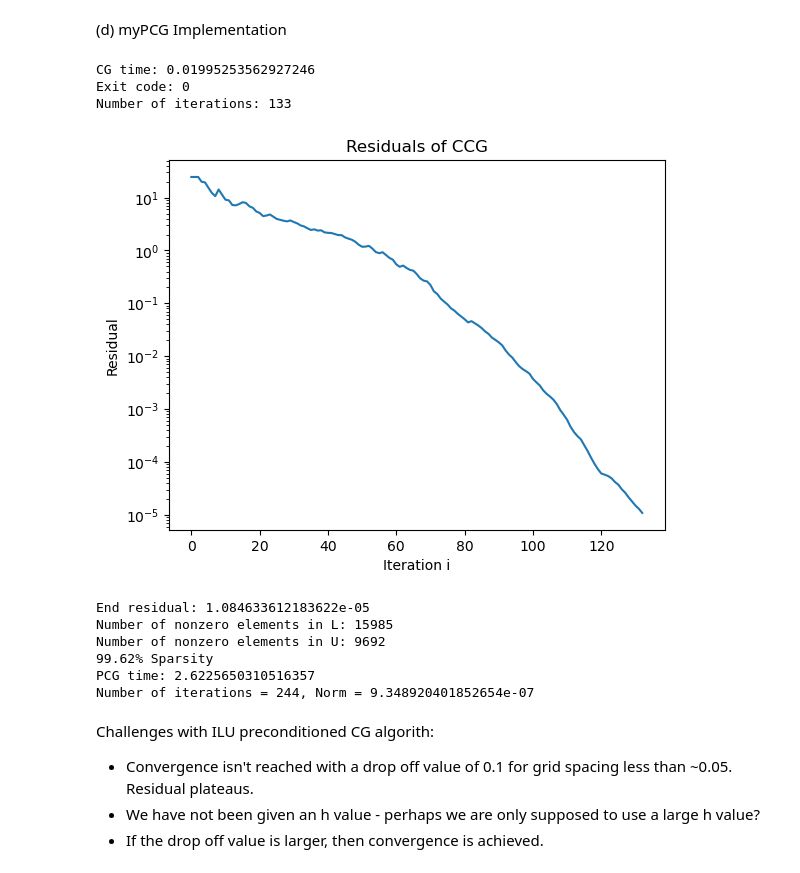
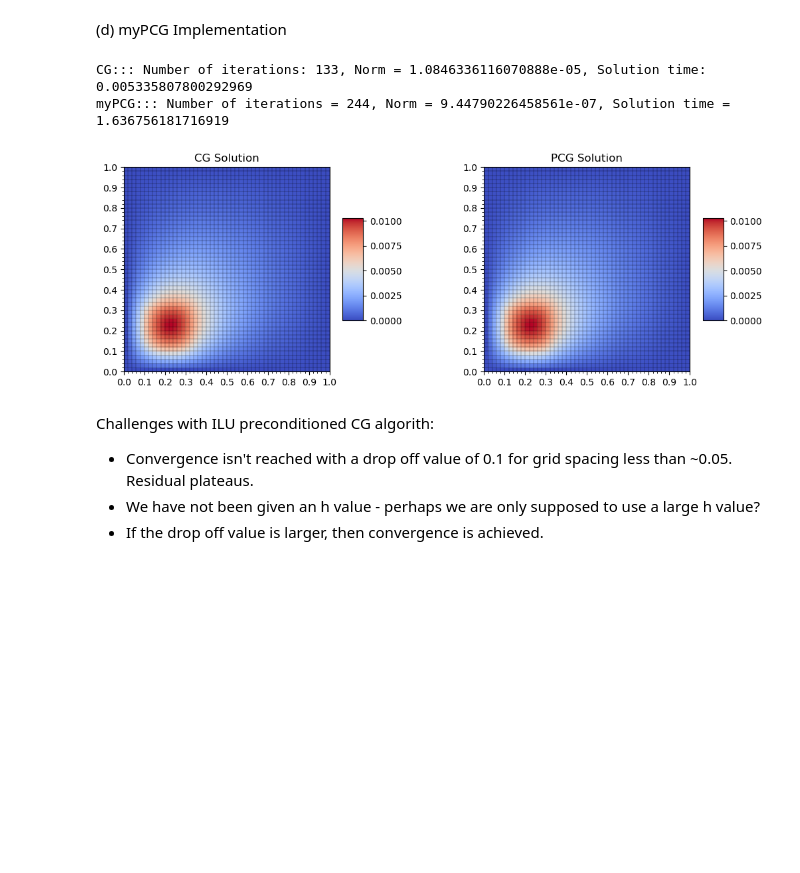
Before and after one commit to RFurze/ScientificComputing, a Jupyter notebook: Assignment2_2Master.ipynb, the cells around one changed output. Drawn from its saved outputs; the diff is of its cells as text; code cells hidden in the pictures; blank space fills up the shorter version.

Commit message:
Add plotting functions for 2D and 3D solutions

```diff
--- a/Assignment2_2Master.ipynb
+++ b/Assignment2_2Master.ipynb
@@ -126,6 +114,10 @@ def diffusionGradSolver( mux, muy, h, tol, maxiter, M ):
 # %%
+from functions import *
 h = 0.02
 mux = 1
 muy = 1
-solgrad = diffusionGradSolver(mux, muy, h, 1e-6, 1000, None)
+solgrad, res = diffusionGradSolver(mux, muy, h, 1e-6, 1000, None)
+#plot_solution_3d(solgrad, h)
+#plot_solution_2d(solgrad, h)
+plot_residual(res)
 # %% [output]
@@ -223,6 +142,7 @@ def myPCG( A, b, L, U, tol, maxit ):
     # maxit:   maximum number of iterations
 
     # Initialize parameters
+    start_time = time.time()
     M = (L @ U)
     x = np.zeros_like(b)  # Initial guess
     r0 = b - (A@x)  # Initial residual
@@ -233,7 +153,6 @@ def myPCG( A, b, L, U, tol, maxit ):
     res=[]
 
     #PCG Loop
-    time_start = time.time()
     while i < maxit:
         Ad0 = A @ d0
         alpha = (rz0) / (d0.T @ Ad0)
@@ -247,26 +166,13 @@ def myPCG( A, b, L, U, tol, maxit ):
             break
 
         z0 = sp.sparse.linalg.spsolve(M,r0)
-
         rz1 = r0.T @ z0
         beta = rz1 / rz0
         d0 = z0 + beta * d0
         rz0 = rz1
         i += 1
-    time_end = time.time()
-    print(f'PCG time: {time_end - time_start}')
-
-    #Plot the residual
-    # fig, ax = plt.subplots()
-    # ax.plot(res)
-    # ax.set_title('Residuals of PCG')
-    # ax.set_yscale('log')
-    # ax.set_xlabel('Iteration i')
-    # ax.set_ylabel('Residual')
-    # plt.show()
-    # print(f'End residual: {res[-1]}')
-
-    print(f"Number of iterations = {i}, Norm = {norm}")
+    end_time = time.time()
+    print(f"myPCG::: Number of iterations = {i}, Norm = {norm}, Solution time = {end_time - start_time}")
 
     return x, res
 # %%
@@ -308,26 +210,21 @@ def myPCGSolver(mux, muy, h, tol, maxit, drop_tol):
 # %%
 import time
 
 h = 0.02
 mux = 1.0
 muy = 1.0
 tol = 1e-6
 maxit = 1000
 drop_tol = 0.1
 
-solcg = diffusionGradSolver(mux, muy, h, tol, maxit, None)
-solpcg, res = myPCGSolver(mux,muy,h,tol,maxit,drop_tol)
+solcg, rescg = diffusionGradSolver(mux, muy, h, tol, maxit, None)
+solpcg, respcg = myPCGSolver(mux,muy,h,tol,maxit,drop_tol)
+
+plot_dualsolutions(solcg,solpcg,h)
 # %% [output]
-CG time: 0.01995253562927246
-Exit code: 0
-Number of iterations: 133
+CG::: Number of iterations: 133, Norm = 1.0846336116070888e-05, Solution time: 0.005335807800292969
+myPCG::: Number of iterations = 244, Norm = 9.44790226458561e-07, Solution time = 1.636756181716919
-[figure, old version]
+[figure, new version]
-End residual: 1.084633612183622e-05
-Number of nonzero elements in L: 15985
-Number of nonzero elements in U: 9692
-99.62% Sparsity
-PCG time: 2.6225650310516357
-Number of iterations = 244, Norm = 9.348920401852654e-07
 # %% [markdown]
 Challenges with ILU preconditioned CG algorith:
 - Convergence isn't reached with a drop off value of 0.1 for grid spacing less than ~0.05. Residual plateaus.
```
Also changed, not shown: parts of 18 cells of this notebook, 1 other file.
